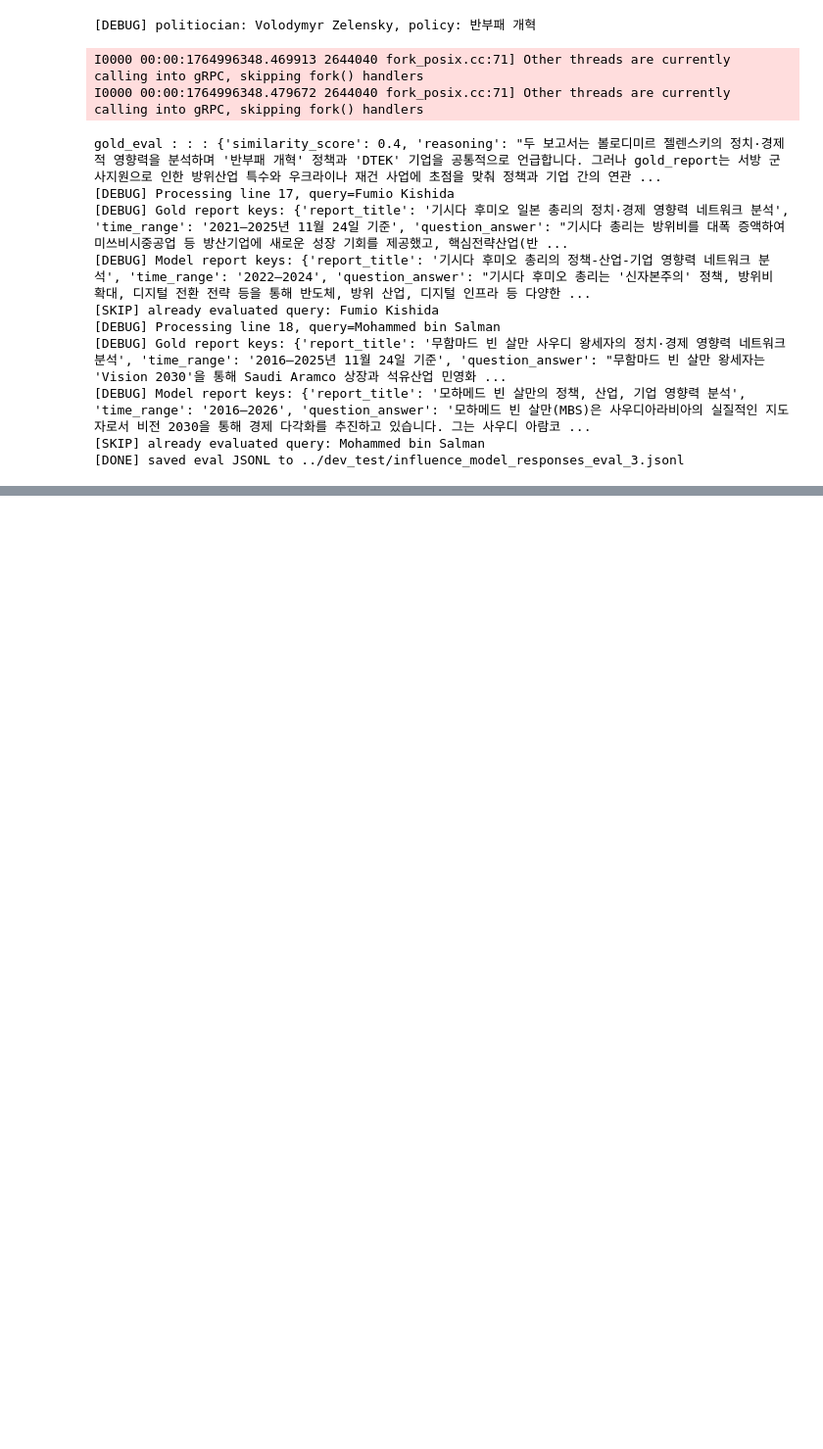
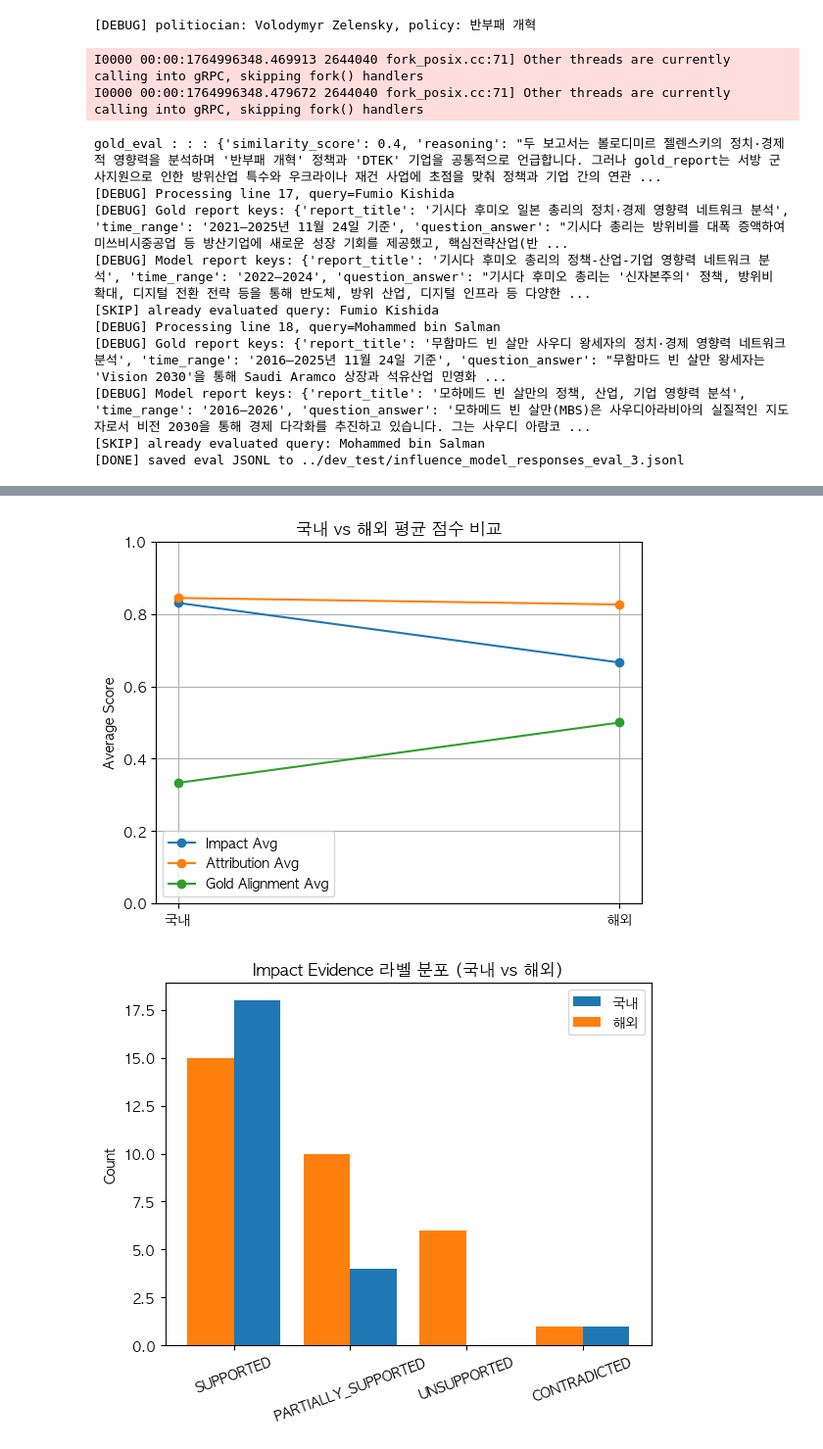
Before and after one commit to seyoung4503/Upstage_team3_deep_research, a Jupyter notebook: evaluation/eval.ipynb, the cells around one changed output, grey strips where cells are left out. Shown: that part at 98% size. Drawn from its saved outputs; the diff is of its cells as text; code cells hidden in the pictures; blank space fills up the shorter version.

```diff
--- a/evaluation/eval.ipynb
+++ b/evaluation/eval.ipynb
@@ -739,3 +840,3 @@ def compute_averages_from_jsonl(path: str) -> Dict[str, Any]:
     }
 # %%
-compute_averages_from_jsonl("../dev_test/influence_model_responses_eval_3.jsonl")
+result = compute_averages_from_jsonl_by_region("../dev_test/influence_model_responses_eval_3.jsonl")
@@ -752,0 +843,71 @@ compute_averages_from_jsonl("../dev_test/influence_model_responses_eval_3.jsonl"
+# %%
+import matplotlib.pyplot as plt
+from matplotlib import rcParams
+
+rcParams['font.family'] = 'AppleGothic'
+rcParams['axes.unicode_minus'] = False
+
+# -----------------------------
+# 1) 국내 vs 해외 평균 점수 비교
+# -----------------------------
+regions = ['domestic', 'foreign']
+region_labels = ['국내', '해외']
+
+impact_avgs = [result[r]['impact_avg'] for r in regions]
+attr_avgs = [result[r]['attribution_avg'] for r in regions]
+gold_avgs = [result[r]['gold_avg'] for r in regions]
+
+x = range(len(regions))
+
+plt.figure()
+plt.plot(x, impact_avgs, marker='o', label='Impact Avg')
+plt.plot(x, attr_avgs, marker='o', label='Attribution Avg')
+plt.plot(x, gold_avgs, marker='o', label='Gold Alignment Avg')
+plt.xticks(x, region_labels)
+plt.ylim(0, 1)
+plt.ylabel('Average Score')
+plt.title('국내 vs 해외 평균 점수 비교')
+plt.legend()
+plt.grid(True)
+plt.show()
+
+# -----------------------------
+# 2) Impact Evidence 라벨 분포
+# -----------------------------
+impact_labels = ['SUPPORTED', 'PARTIALLY_SUPPORTED', 'UNSUPPORTED', 'CONTRADICTED']
+
+dom_counts = [result['domestic']['impact_label_counts'].get(lbl, 0) for lbl in impact_labels]
+for_counts = [result['foreign']['impact_label_counts'].get(lbl, 0) for lbl in impact_labels]
+
+x = range(len(impact_labels))
+
+plt.figure()
+plt.bar(x, dom_counts, width=0.4, label='국내', align='edge')
+plt.bar(x, for_counts, width=-0.4, label='해외', align='edge')
+plt.xticks(x, impact_labels, rotation=20)
+plt.ylabel('Count')
+plt.title('Impact Evidence 라벨 분포 (국내 vs 해외)')
+plt.legend()
+plt.show()
+
+# -----------------------------
+# 3) Policy Attribution 라벨 분포
+# -----------------------------
+attr_labels = ['HIGHLY_RELATED', 'WEAKLY_RELATED', 'UNRELATED']
+
+dom_attr_counts = [result['domestic']['attribution_label_counts'].get(lbl, 0) for lbl in attr_labels]
+for_attr_counts = [result['foreign']['attribution_label_counts'].get(lbl, 0) for lbl in attr_labels]
+
+x = range(len(attr_labels))
+
+plt.figure()
+plt.bar(x, dom_attr_counts, width=0.4, label='국내', align='edge')
+plt.bar(x, for_attr_counts, width=-0.4, label='해외', align='edge')
+plt.xticks(x, attr_labels, rotation=20)
+plt.ylabel('Count')
+plt.title('Policy Attribution 라벨 분포 (국내 vs 해외)')
+plt.legend()
+plt.show()
+# %% [output]
+[figure, added]
+[figure, added]
```
Also changed, not shown: parts of 33 cells of this notebook.
